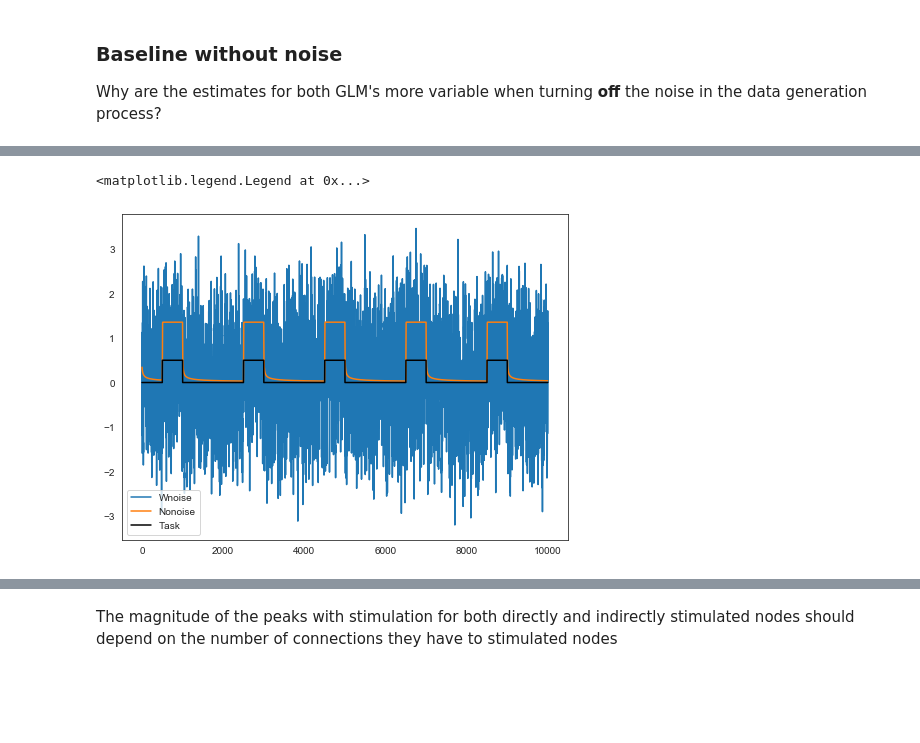
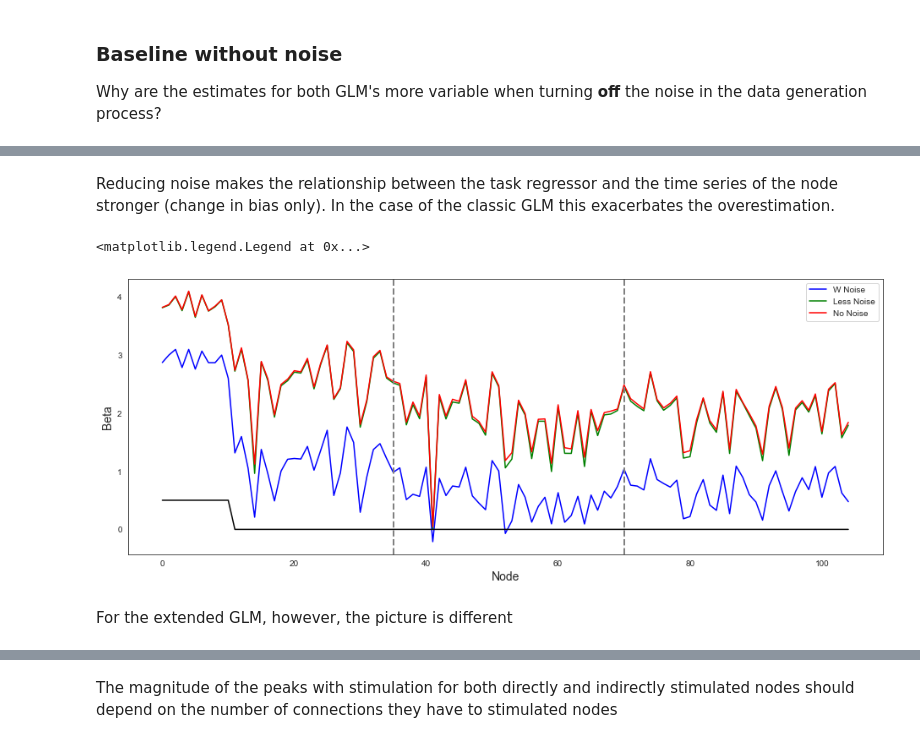
Before and after one commit to zenkavi/DevStudy_FmriNbs, a Jupyter notebook: notebooks/informationtransfermapping/TheoreticalResults/Zenkavi_Simulations/Extended_GLM_neural_network_level.ipynb, the cells around one changed output, grey strips where cells are left out. Drawn from its saved outputs; the diff is of its cells as text; code cells hidden in the pictures; blank space fills up the shorter version.

```diff
--- a/notebooks/informationtransfermapping/TheoreticalResults/Zenkavi_Simulations/Extended_GLM_neural_network_level.ipynb
+++ b/notebooks/informationtransfermapping/TheoreticalResults/Zenkavi_Simulations/Extended_GLM_neural_network_level.ipynb
@@ -480,9 +482,0 @@ So I should be able to determine the level of activity for no noise node using i
-# %%
-#Plot same non-stimulated node without stimulated hub node connection timeseries with and without noise
-plt.plot(range(wnoise.shape[1]), wnoise[21,:], label="Wnoise")
-plt.plot(range(nonoise.shape[1]), nonoise[21,:], label="Nonoise")
-plt.plot(range(nonoise.shape[1]), tmp_stimtimes[0], label="Task", color="black")
-plt.legend(loc="best")
-# %% [output]
-<matplotlib.legend.Legend at 0x...>
-[figure, removed]
@@ -493,0 +483,25 @@ plt.plot(range(nonoise.shape[1]), tmp_stimtimes[0], label="Task", color="black")
+# %%
+ucr_glm_wnoise = run_ucr_glm(all_nodes_ts = wnoise, task_reg = tmp_stimtimes[0])
+ucr_glm_lessnoise = run_ucr_glm(all_nodes_ts = lessnoise, task_reg = tmp_stimtimes[0])
+ucr_glm_nonoise = run_ucr_glm(all_nodes_ts = nonoise, task_reg = tmp_stimtimes[0])
+# %% [markdown]
+Reducing noise makes the relationship between the task regressor and the time series of the node stronger (change in bias only). In the case of the classic GLM this exacerbates the overestimation.
+# %%
+true_task_stim = np.zeros(3*35)
+true_task_stim[base_stim_nodes] = .5
+# %%
+plt.plot(ucr_glm_wnoise, color = "blue", label = "W Noise")
+plt.plot(ucr_glm_lessnoise, color = "green", label = "Less Noise")
+plt.plot(ucr_glm_nonoise, color = "red", label = "No Noise")
+plt.plot(true_task_stim, color = "black")
+
+plt.ylabel('Beta',fontsize=14)
+plt.xlabel('Node',fontsize=14)
+for n in range(1,3):
+    plt.axvline(x=35*n,linewidth=2, color='gray', ls = "--")
+plt.legend(loc="best")
+# %% [output]
+<matplotlib.legend.Legend at 0x...>
+[figure, added]
+# %% [markdown]
+For the extended GLM, however, the picture is different
```
Also changed, not shown: parts of 12 cells of this notebook.
